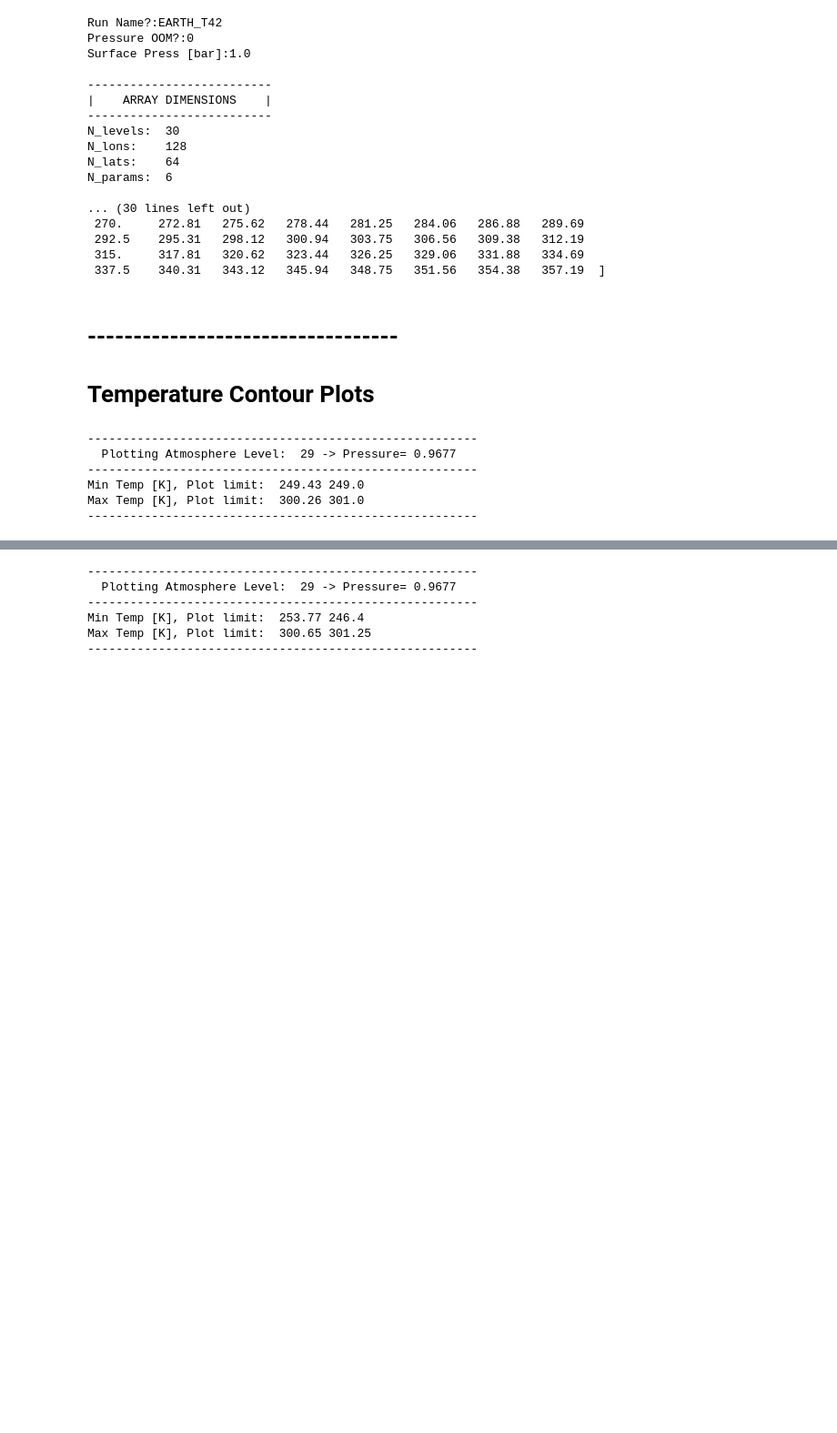
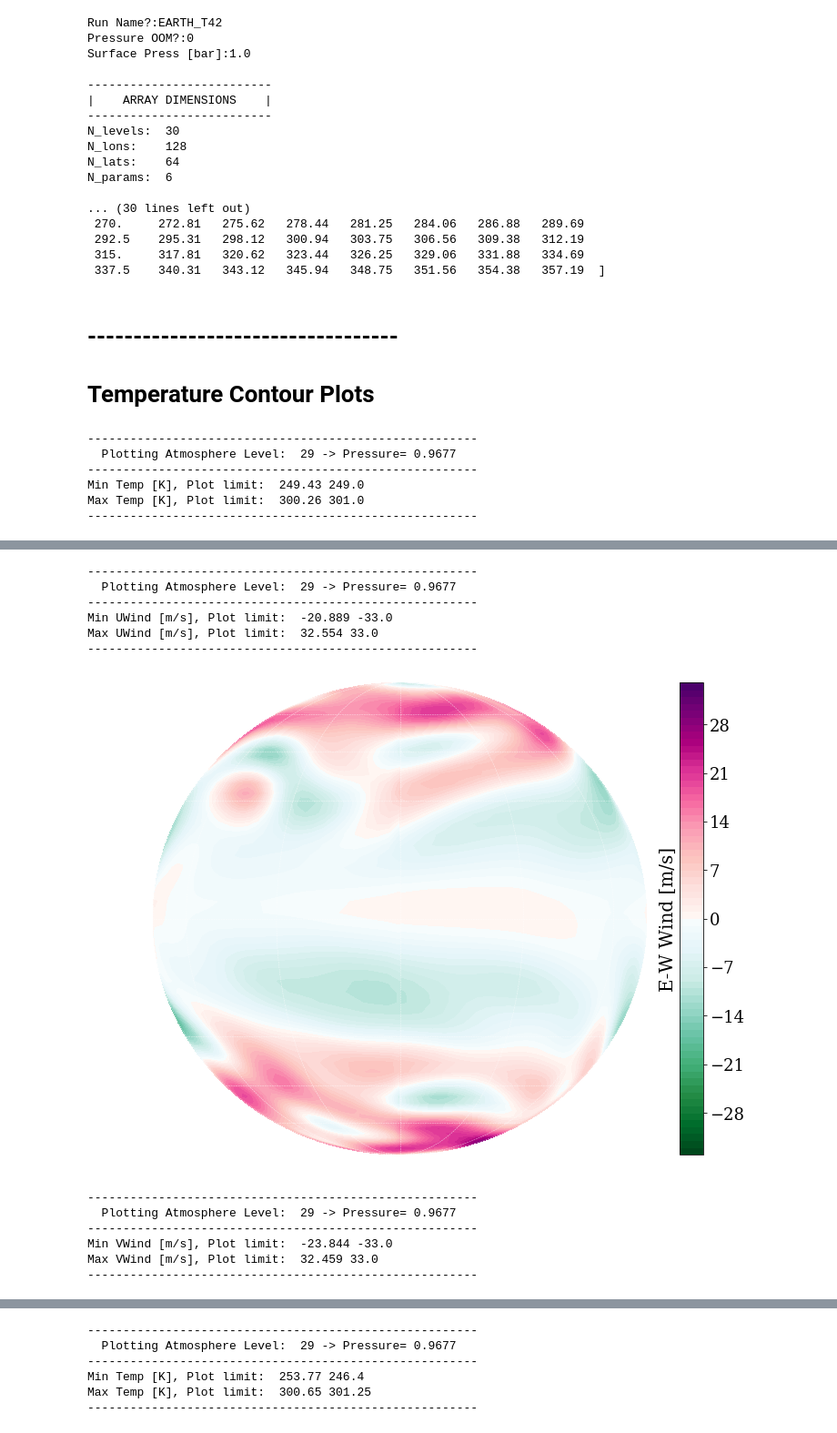
Before and after one commit to emily-rauscher/GCM_plots, a Jupyter notebook: PLOTS.ipynb, the cells around one changed output, grey strips where cells are left out. Shown at 91% size. Cells and saved outputs as stored; diff of their text form; code cells hidden in the pictures; blank space fills up the shorter version.

Commit message:
Updated to plots winds, more plotting choices

```diff
--- a/PLOTS.ipynb
+++ b/PLOTS.ipynb
@@ -26,28 +26,60 @@ N_params:  6
 # ----------------------------------
 #  Temperature Contour Plots
 # %%
-from Temp_Plot import Temp_Plot
+from igcm_Plot import igcm_Plot
 
 lev=29
-temp_ex=1
-units_a=1           #1=degrees, 0=radians
-units_t=0           #0=Kelvin, 1=Celsius, 2=Farhenheit
-latcenter=0.0       #center of plot in degrees, ONLY WORKS FOR ORTHO
+
+plot=0              #0=temp, 1=U wind, 2=V wind
+
+units_a=1           #1=degrees, 0=radians, lat lon units. INPUT is already in degrees
+units_t=0           #0=Kelvin, 1=Celsius, 2=Farhenheit - FOR plot=0 only
+units_w=0           #0=m/s 1=km/s 2=mph, FOR plot=1 or =2 only
+
+ortho=True         #orthographic projection
+latcenter=0.0       #center of plot in degrees, ONLY WORKS FOR ORTHO=True
 loncenter=0.0
-savefig=True
+
+savefig=False
 savename=path+runname+'/TEMPS'+str(int(lev))+'_ortho.pdf'
-ortho=True         #orthographic projection
-ver=True           #verbose output
-cbarL=0.0 #useful for multiple plots --- hold cbar the same for all. SET 0 otherwise
-cbarM=0.0 #useful for multiple plots --- hold cbar the same for all
+
+ver=True           #verbose output, PLOTS AND TEXT
+
+cbarL=0.0 #useful for multiple plots --- force lower limit of colorbars. SET 0 otherwise
+cbarM=0.0 #useful for multiple plots --- force upper limit of colorbars
+ex=1           # if you want to extend the colorbar. Default is 1 for temperature
+cbar_even=True #for Winds, center colorbar so that 0 is middle.
+ncolors=0  #0,sets so that each color step =1 in whatever units. otherwise =multiple of that
 
 %matplotlib inline
-Temp_Plot(lon_arr,lat_arr,p_BAR,data_26[lev,:,:,5],lev,latcenter,loncenter,temp_ex,units_a,units_t,savefig,savename,ortho,ver,cbarL,cbarM)
+igcm_Plot(plot,lon_arr,lat_arr,p_BAR,data_26,lev,latcenter,loncenter,ex,units_a,units_t,units_w,
+          savefig,savename,ortho,ver,cbarL,cbarM,cbar_even,ncolors)
+
+plot=1
+igcm_Plot(plot,lon_arr,lat_arr,p_BAR,data_26,lev,latcenter,loncenter,ex,units_a,units_t,units_w,
+          savefig,savename,ortho,ver,cbarL,cbarM,cbar_even,ncolors)
+
+plot=2
+igcm_Plot(plot,lon_arr,lat_arr,p_BAR,data_26,lev,latcenter,loncenter,ex,units_a,units_t,units_w,
+          savefig,savename,ortho,ver,cbarL,cbarM,cbar_even,ncolors)
 # %% [output]
 -------------------------------------------------------
   Plotting Atmosphere Level:  29 -> Pressure= 0.9677
 -------------------------------------------------------
 Min Temp [K], Plot limit:  249.43 249.0
 Max Temp [K], Plot limit:  300.26 301.0
 -------------------------------------------------------
 [figure]
+-------------------------------------------------------
+  Plotting Atmosphere Level:  29 -> Pressure= 0.9677
+-------------------------------------------------------
+Min UWind [m/s], Plot limit:  -20.889 -33.0
+Max UWind [m/s], Plot limit:  32.554 33.0
+-------------------------------------------------------
+[figure, added]
+-------------------------------------------------------
+  Plotting Atmosphere Level:  29 -> Pressure= 0.9677
+-------------------------------------------------------
+Min VWind [m/s], Plot limit:  -23.844 -33.0
+Max VWind [m/s], Plot limit:  32.459 33.0
+-------------------------------------------------------
```
Also changed, not shown: parts of 1 cell of this notebook, 2 other files.
